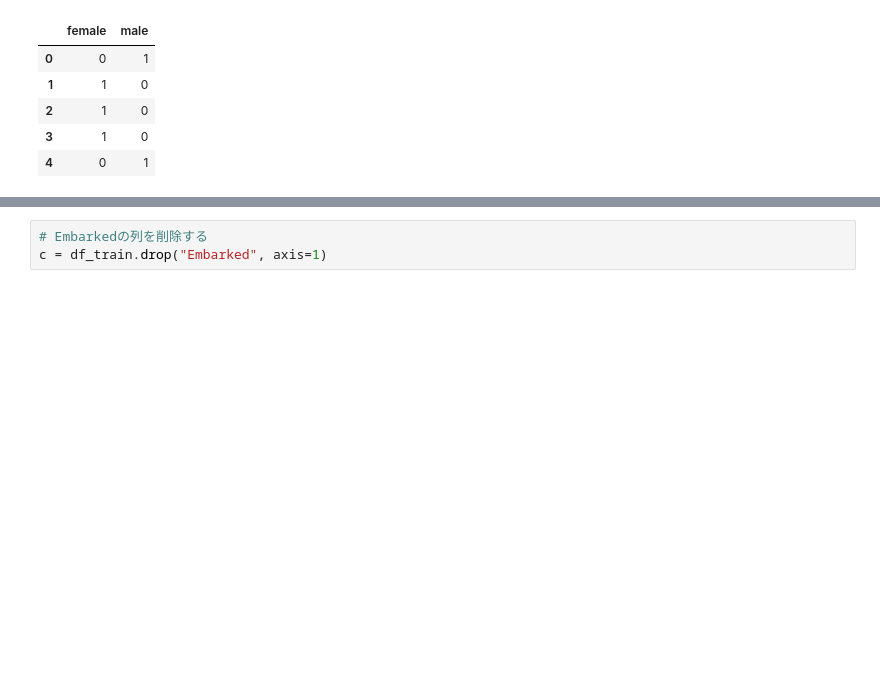
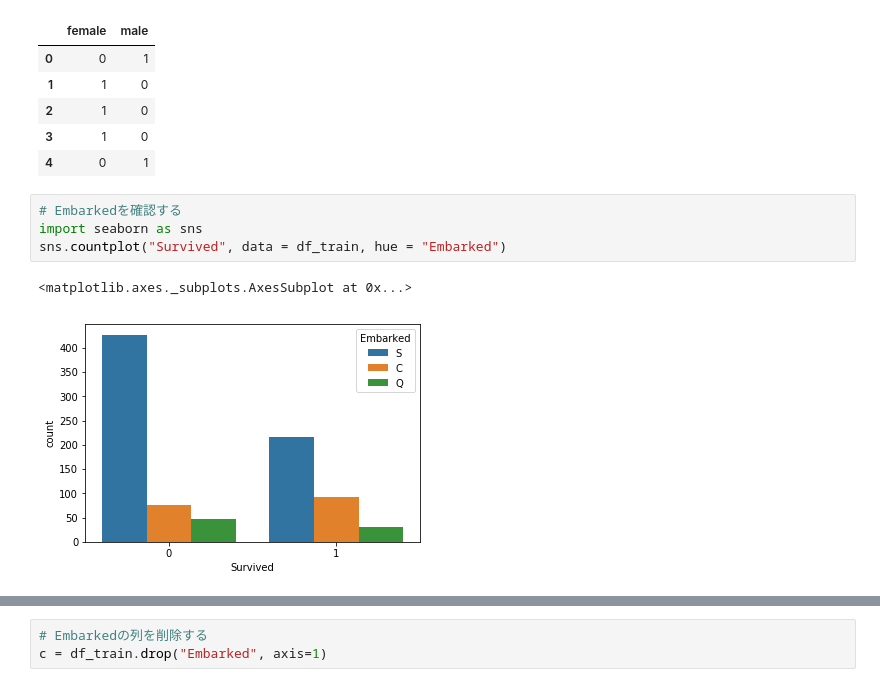
Before and after one commit to kooooichi24/haitsclass, a Jupyter notebook: 分類課題.ipynb, the cells around one changed output, grey strips where cells are left out. Cells and saved outputs as stored; diff of their text form; blank space fills up the shorter version.

```diff
--- a/分類課題.ipynb
+++ b/分類課題.ipynb
@@ -63,3 +62,10 @@ b[:5]
 | 2 | 1 | 0 |
 | 3 | 1 | 0 |
 | 4 | 0 | 1 |
+# %%
+# Embarkedを確認する
+import seaborn as sns
+sns.countplot("Survived", data = df_train, hue = "Embarked")
+# %% [output]
+<matplotlib.axes._subplots.AxesSubplot at 0x...>
+[figure, added]
```
Also changed, not shown: parts of 27 cells of this notebook.
